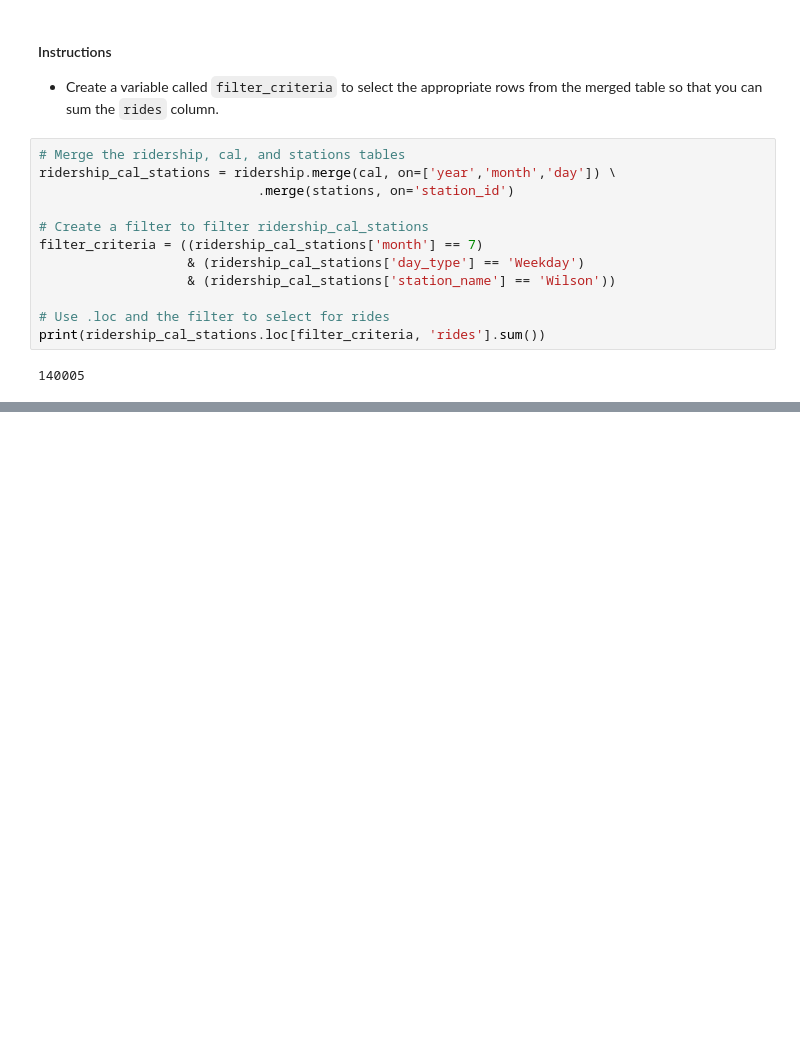
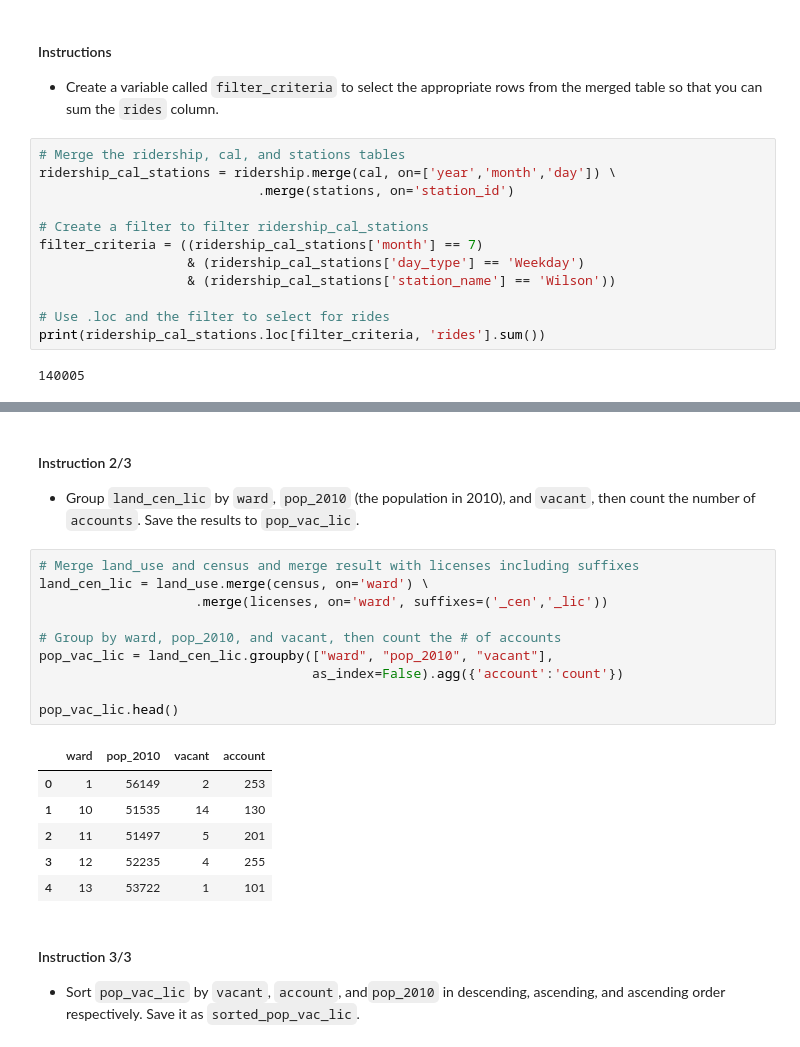
Before and after one commit to pramdevgan/Associate_Data_Scientist_in_Python, a Jupyter notebook: Joining Data with Pandas/1_Data_Merging_Basics/notebook.ipynb, the cells around one changed output, grey strips where cells are left out. Cells and saved outputs as stored; diff of their text form; blank space fills up the shorter version.

```diff
--- a/Joining Data with Pandas/1_Data_Merging_Basics/notebook.ipynb
+++ b/Joining Data with Pandas/1_Data_Merging_Basics/notebook.ipynb
@@ -462,0 +530,24 @@ print(ridership_cal_stations.loc[filter_criteria, 'rides'].sum())
+# %% [markdown]
+#### Instruction 2/3
+* Group `land_cen_lic` by `ward`, `pop_2010` (the population in 2010), and `vacant`, then count the number of `accounts`. Save the results to `pop_vac_lic`.
+# %%
+# Merge land_use and census and merge result with licenses including suffixes
+land_cen_lic = land_use.merge(census, on='ward') \
+                    .merge(licenses, on='ward', suffixes=('_cen','_lic'))
+
+# Group by ward, pop_2010, and vacant, then count the # of accounts
+pop_vac_lic = land_cen_lic.groupby(["ward", "pop_2010", "vacant"],
+                                   as_index=False).agg({'account':'count'})
+
+pop_vac_lic.head()
+# %% [output]
+|  | ward | pop_2010 | vacant | account |
+| 0 | 1 | 56149 | 2 | 253 |
+| 1 | 10 | 51535 | 14 | 130 |
+| 2 | 11 | 51497 | 5 | 201 |
+| 3 | 12 | 52235 | 4 | 255 |
+| 4 | 13 | 53722 | 1 | 101 |
+# %% [markdown]
+#### Instruction 3/3
+
+* Sort `pop_vac_lic` by `vacant`, `account`, and`pop_2010` in descending, ascending, and ascending order respectively. Save it as `sorted_pop_vac_lic`.
```
Also changed, not shown: parts of 6 cells of this notebook.
